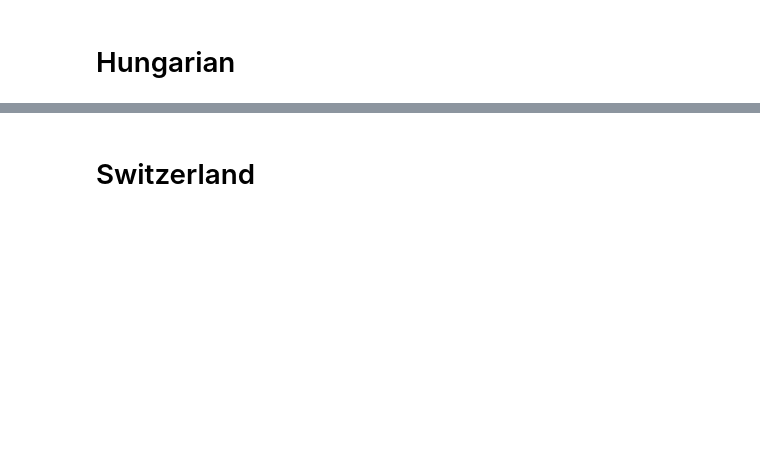
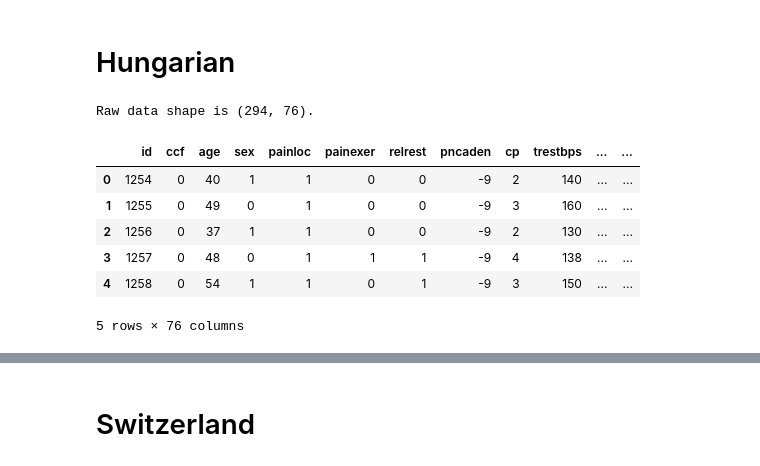
Before and after one commit to everhettoo/heart-disease-analysis, a Jupyter notebook: 2.2-uci-raw-dataset-investigation.ipynb, the cells around one changed output, grey strips where cells are left out. Cells and saved outputs as stored; diff of their text form; code cells hidden in the pictures; blank space fills up the shorter version.

```diff
--- a/2.2-uci-raw-dataset-investigation.ipynb
+++ b/2.2-uci-raw-dataset-investigation.ipynb
@@ -171,7 +317,17 @@ valid_data
 # %% [markdown]
 # Hungarian
 # %%
-# The recovered dataset has 76 original columns.
-raw_data = pd.read_csv('data/uci-heart-disease/recovered-hungarian.data')
+# Load all 76 features
+raw_data = pd.read_csv(uci.UCIHeartDiseaseDataFile.hungarian_recovered)
+print(f'Raw data shape is {raw_data.shape}.')
 raw_data.head(5)
+# %% [output]
+Raw data shape is (294, 76).
+|  | id | ccf | age | sex | painloc | painexer | relrest | pncaden | cp | trestbps | ... | ... |
+| 0 | 1254 | 0 | 40 | 1 | 1 | 0 | 0 | -9 | 2 | 140 | ... | ... |
+| 1 | 1255 | 0 | 49 | 0 | 1 | 0 | 0 | -9 | 3 | 160 | ... | ... |
+| 2 | 1256 | 0 | 37 | 1 | 1 | 0 | 0 | -9 | 2 | 130 | ... | ... |
+| 3 | 1257 | 0 | 48 | 0 | 1 | 1 | 1 | -9 | 4 | 138 | ... | ... |
+| 4 | 1258 | 0 | 54 | 1 | 1 | 0 | 1 | -9 | 3 | 150 | ... | ... |
+5 rows × 76 columns
 # %%
```
Also changed, not shown: parts of 25 cells of this notebook, 5 other files.
